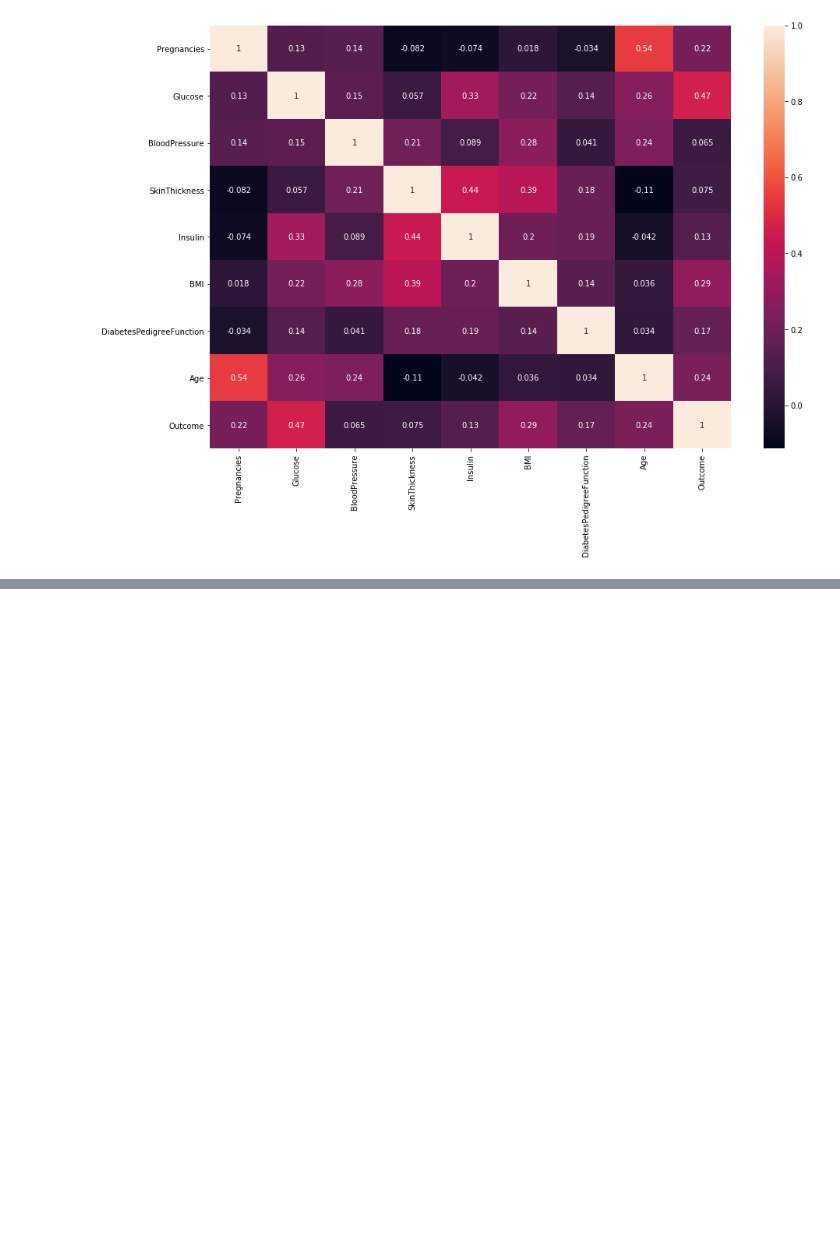
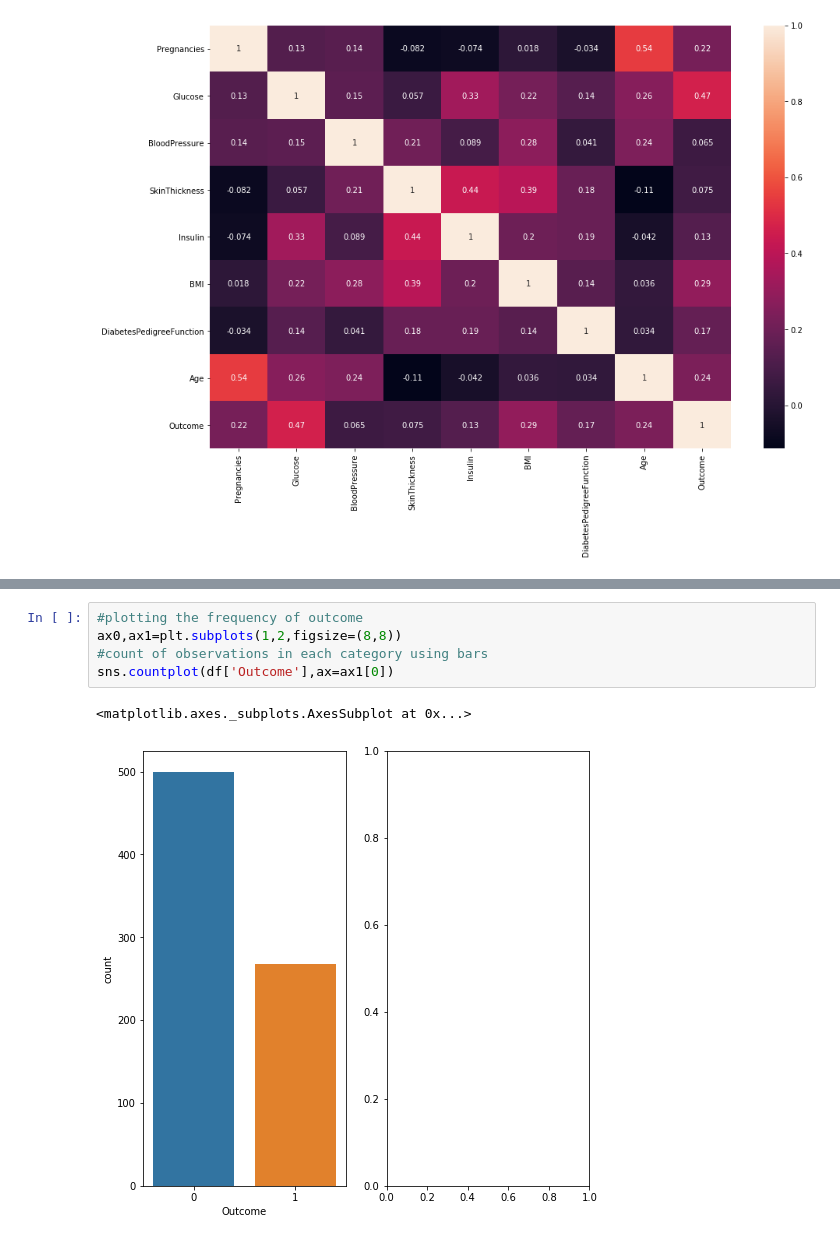
Before and after one commit to JanviPangoriya/Diabetes-prediction, a Jupyter notebook: Diabetes_Prediciton.ipynb, the cells around one changed output, grey strips where cells are left out. Cells and saved outputs as stored; diff of their text form; blank space fills up the shorter version.

Commit message:
data visualization done

```diff
--- a/Diabetes_Prediciton.ipynb
+++ b/Diabetes_Prediciton.ipynb
@@ -71,0 +81,8 @@ plt.show()
+# %%
+#plotting the frequency of outcome
+ax0,ax1=plt.subplots(1,2,figsize=(8,8))
+#count of observations in each category using bars
+sns.countplot(df['Outcome'],ax=ax1[0])
+# %% [output]
+<matplotlib.axes._subplots.AxesSubplot at 0x...>
+[figure, added]
```
Also changed, not shown: parts of 19 cells of this notebook.
